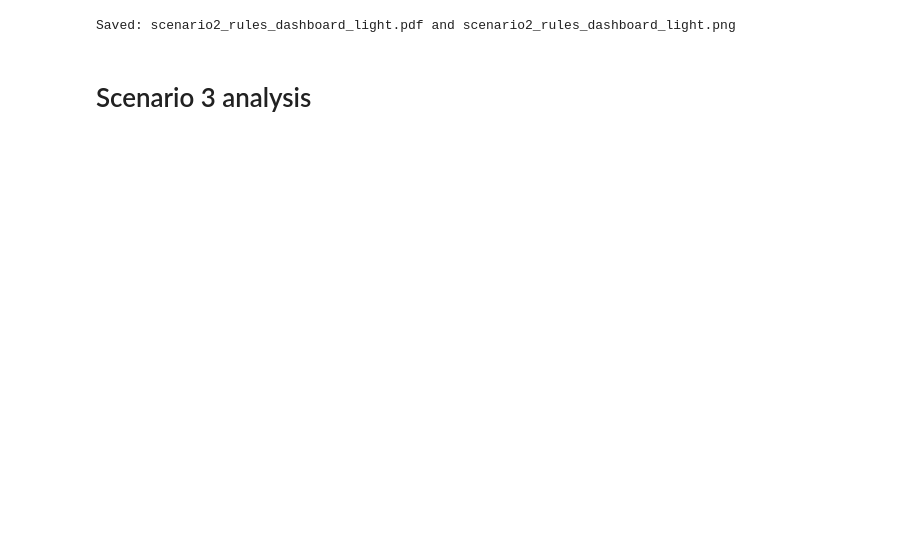
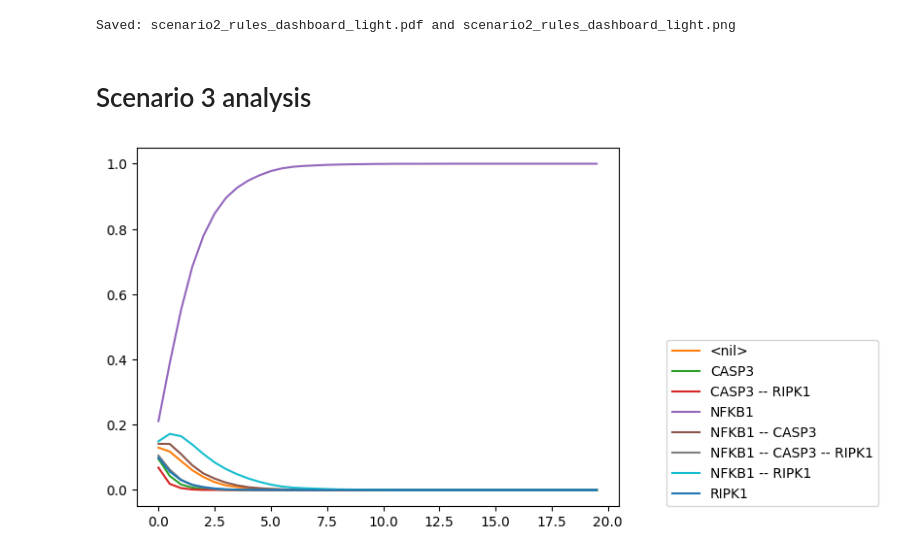
Before and after one commit to marcorusc/Supp_mat_MCP_orchestrator, a Jupyter notebook: Scenarios_analysis.ipynb, the cells around one changed output. Cells and saved outputs as stored; diff of their text form; code cells hidden in the pictures; blank space fills up the shorter version.

```diff
--- a/Scenarios_analysis.ipynb
+++ b/Scenarios_analysis.ipynb
@@ -795,5 +797,7 @@ results_gpto4 = masim_gpto4.run()
 results_gpt5 = masim_gpt5.run()
 results_sonnet4 = masim_sonnet4.run()
 # %%
-results_gpto4.plot_node_trajectory()
+results_gpto4.plot_trajectory()
+# %% [output]
+[figure, added]
 # %%
```
Also changed, not shown: parts of 6 cells of this notebook, 9 other files.
